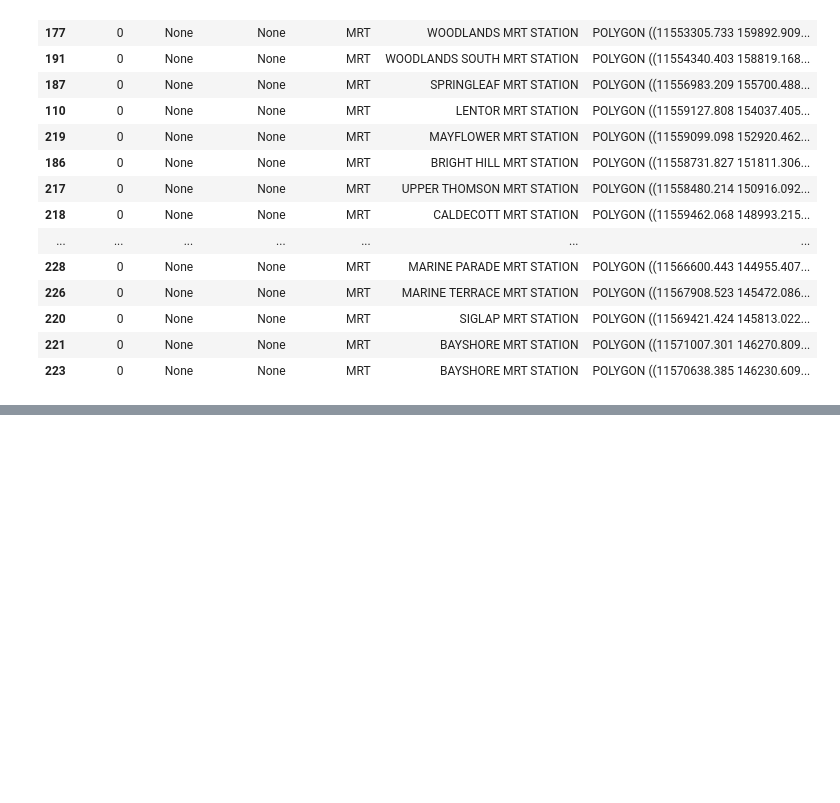
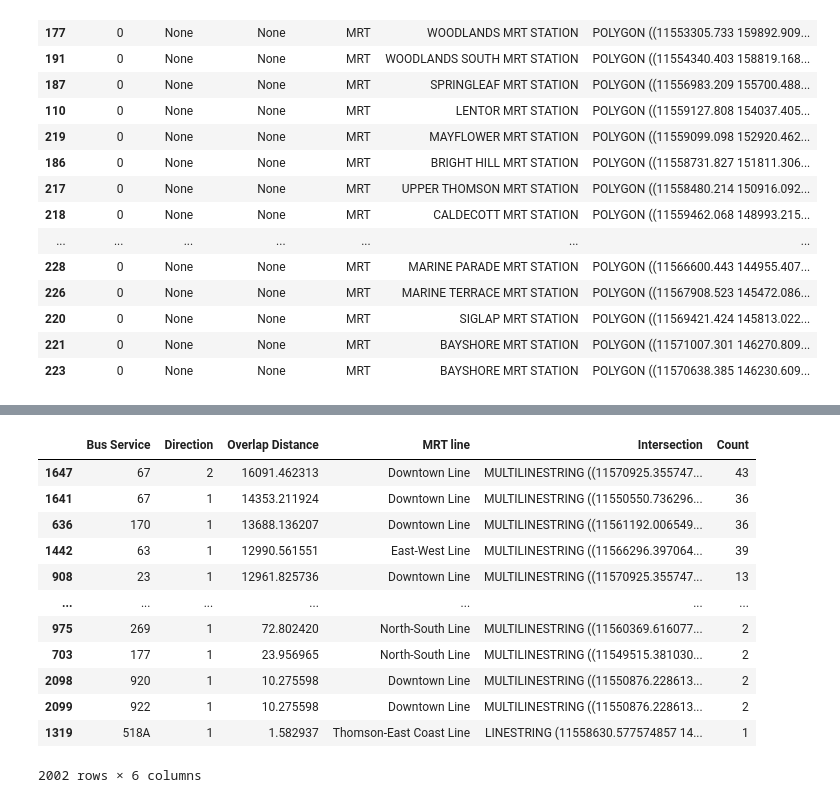
Before and after one commit to Yutingggggggg/dsa4264_geospatial, a Jupyter notebook: workingfiles/overlap_distance.ipynb, the cells around one changed output, grey strips where cells are left out. Cells and saved outputs as stored; diff of their text form; code cells hidden in the pictures; blank space fills up the shorter version.

```diff
--- a/workingfiles/overlap_distance.ipynb
+++ b/workingfiles/overlap_distance.ipynb
@@ -601,0 +933,23 @@ bus_routes_overlap_circle
+# %%
+# get the number of bus stops in the intersection between each bus route mrt line
+overlap_count = overlap_bus_stops.groupby(['Bus Service', 'Direction', 'MRT line']).size().reset_index(name = 'Count').sort_values('Count', ascending = False)
+
+bus_routes_overlap = bus_routes_overlap.merge(overlap_count, on = ['Bus Service', 'Direction', 'MRT line'], how = 'outer')
+bus_routes_overlap = bus_routes_overlap[bus_routes_overlap['Count'].notna()]
+bus_routes_overlap['Count'] = bus_routes_overlap['Count'].astype(int)
+# %%
+bus_routes_overlap.sort_values(['Overlap Distance', 'Count'], ascending = False)
+# %% [output]
+|  | Bus Service | Direction | Overlap Distance | MRT line | Intersection | Count |
+| 1647 | 67 | 2 | 16091.462313 | Downtown Line | MULTILINESTRING ((11570925.355747... | 43 |
+| 1641 | 67 | 1 | 14353.211924 | Downtown Line | MULTILINESTRING ((11550550.736296... | 36 |
+| 636 | 170 | 1 | 13688.136207 | Downtown Line | MULTILINESTRING ((11561192.006549... | 36 |
+| 1442 | 63 | 1 | 12990.561551 | East-West Line | MULTILINESTRING ((11566296.397064... | 39 |
+| 908 | 23 | 1 | 12961.825736 | Downtown Line | MULTILINESTRING ((11570925.355747... | 13 |
+| ... | ... | ... | ... | ... | ... | ... |
+| 975 | 269 | 1 | 72.802420 | North-South Line | MULTILINESTRING ((11560369.616077... | 2 |
+| 703 | 177 | 1 | 23.956965 | North-South Line | MULTILINESTRING ((11549515.381030... | 2 |
+| 2098 | 920 | 1 | 10.275598 | Downtown Line | MULTILINESTRING ((11550876.228613... | 2 |
+| 2099 | 922 | 1 | 10.275598 | Downtown Line | MULTILINESTRING ((11550876.228613... | 2 |
+| 1319 | 518A | 1 | 1.582937 | Thomson-East Coast Line | LINESTRING (11558630.577574857 14... | 1 |
+2002 rows × 6 columns
```
Also changed, not shown: parts of 51 cells of this notebook.
